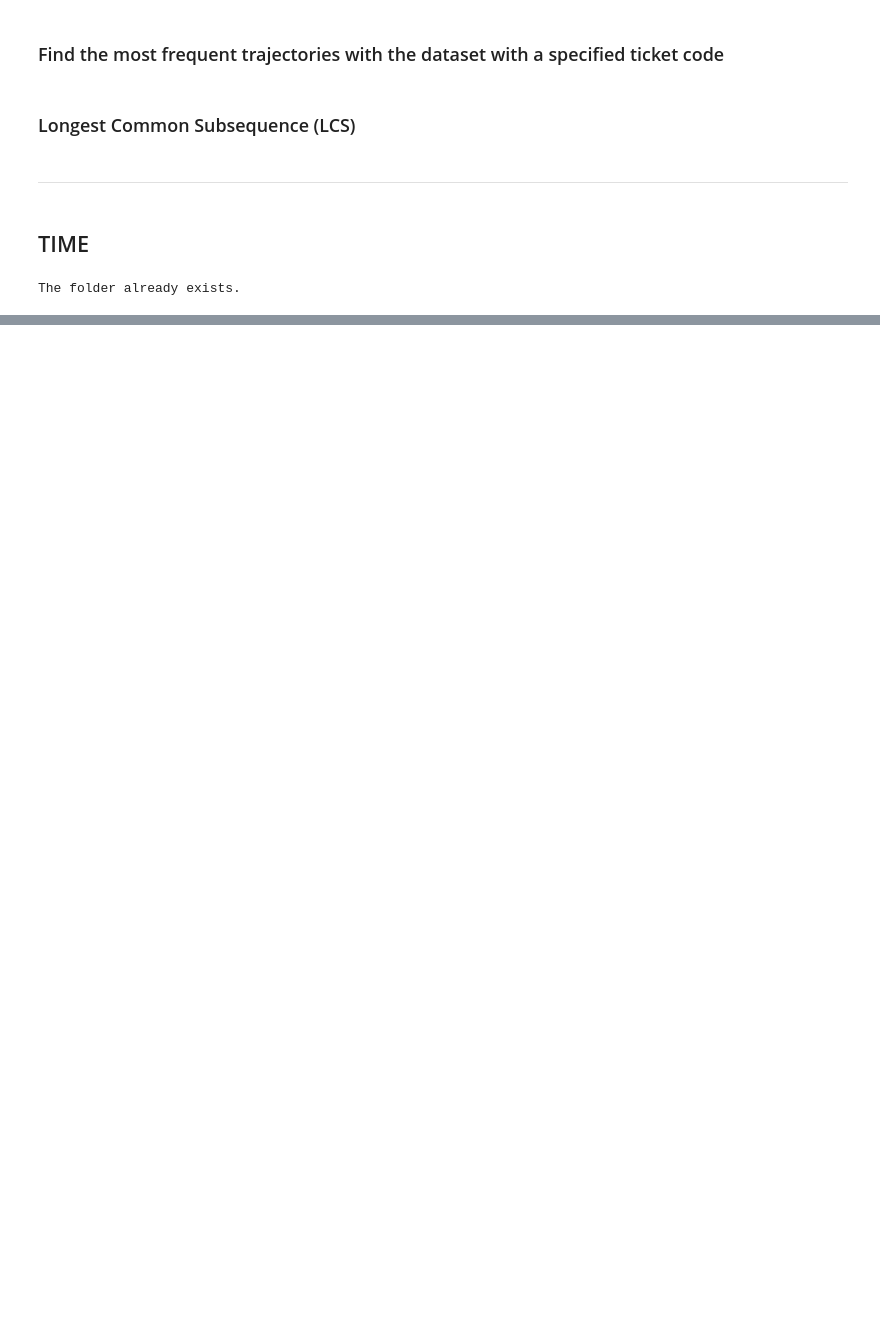
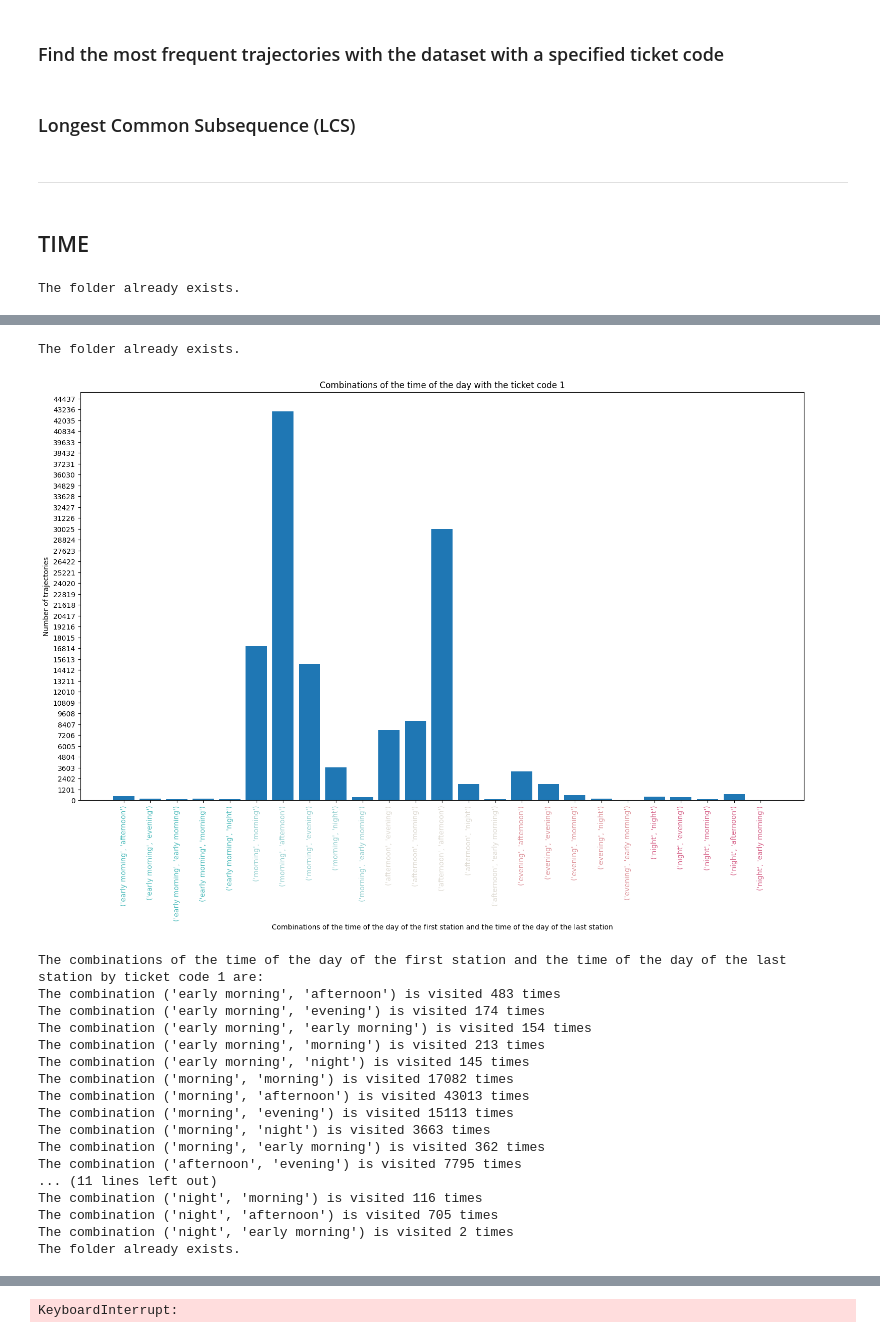
Before and after one commit to matteograzioso1/Tirocinio-Progetto-MASTER, a Jupyter notebook: Notebook 2.ipynb, the cells around one changed output, grey strips where cells are left out. Cells and saved outputs as stored; diff of their text form; code cells hidden in the pictures; blank space fills up the shorter version.

Commit message:
Time analysis
to be executed in Bud

```diff
--- a/Notebook 2.ipynb
+++ b/Notebook 2.ipynb
@@ -1223,7 +1210,7 @@ df_sup = mf.focus_on_ticket_code(df,'1')
 dict_trajectories = create_or_load_dictionary_with_trajectories(df_sup, file_name = file_name + '_' + 'tc:' + '1')
 
 # Select only a part of the dictionary
-dict_trajectories = dict(list(dict_trajectories.items())[0:100])
+dict_trajectories = dict(list(dict_trajectories.items()))
 # %% [output]
 The folder already exists.
 # %%
@@ -1352,0 +1348,38 @@ KeyboardInterrupt:
+# %%
+def define_combination_time_day (df_c: pd.DataFrame, dict_trajectories: dict, summary: bool = False) -> dict:
+    """
+        This function defines the combination of the time of the day of the first station and the time of the day of the last station.
+        :param df_c: the dataframe with the trajectories
+        :param summary: if True, the function prints the summary
+        :return: the dictionary with the combination of the time of the day of the first station and the time of the day of the last station
+    """
+    dict_combinations = {}
+    # For each trajectory
+    for trajectory in dict_trajectories.keys():
+        # Get the time of the day of the trajectory
+        df_aux = get_trajectories_from_key(df_c, trajectory)
+        # Split DATA_VALIDAZIONE in DATA and ORA
+        df_aux['DATA_VALIDAZIONE'] = df_aux['DATA_VALIDAZIONE'].astype(str)
+        df_aux['DATA'] = df_aux['DATA_VALIDAZIONE'].str.split(' ', expand=True)[0]
+        df_aux['ORA'] = df_aux['DATA_VALIDAZIONE'].str.split(' ', expand=True)[1]
+        # Create a list with the timestamps of the trajectory
+        timestamp_list = df_aux['ORA'].tolist()
+        # Get the time of the day of the trajectory
+        time_of_the_day = get_time_of_the_day_from_timestamp_list(timestamp_list)
+        # If the combination of the time of the day of the first station and the time of the day of the last station is not in the dictionary, add it
+        if (time_of_the_day[0], time_of_the_day[-1]) not in dict_combinations.keys():
+            dict_combinations[(time_of_the_day[0], time_of_the_day[-1])] = 1
+        # If the combination of the time of the day of the first station and the time of the day of the last station is in the dictionary, increment the counter
+        else:
+            dict_combinations[(time_of_the_day[0], time_of_the_day[-1])] += 1
+
+    # Sort the dictionary for the first element of the tuple (time of the day of the first station) with this order: early morning, morning, afternoon, evening, night
+    order = ['early morning', 'morning', 'afternoon', 'evening', 'night']
+    dict_combinations = {k: v for k, v in sorted(dict_combinations.items(), key=lambda item: order.index(item[0][0]))}
+
+    # Print the summary
+    if summary:
+        print('The combinations of the time of the day of the first station and the time of the day of the last station are:')
+        for combination in dict_combinations.keys():
+            print('The combination {} is visited {} times'.format(combination, dict_combinations[combination]))
+    return dict_combinations
@@ -1352,0 +1437,3 @@ KeyboardInterrupt:
+# %%
+dict_combinations = define_combination_time_day(df, dict_trajectories, summary=True)
+plot_combinations(dict_combinations)
@@ -1352,0 +1487,22 @@ KeyboardInterrupt:
+# %%
+plot_combinations_of_the_time_of_the_day_by_ticket_code(dict_trajectories, summary=True)
+# %% [output]
+The folder already exists.
+[figure, added]
+The combinations of the time of the day of the first station and the time of the day of the last station by ticket code 1 are:
+The combination ('early morning', 'afternoon') is visited 483 times
+The combination ('early morning', 'evening') is visited 174 times
+The combination ('early morning', 'early morning') is visited 154 times
+The combination ('early morning', 'morning') is visited 213 times
+The combination ('early morning', 'night') is visited 145 times
+The combination ('morning', 'morning') is visited 17082 times
+The combination ('morning', 'afternoon') is visited 43013 times
+The combination ('morning', 'evening') is visited 15113 times
+The combination ('morning', 'night') is visited 3663 times
+The combination ('morning', 'early morning') is visited 362 times
+The combination ('afternoon', 'evening') is visited 7795 times
+... (11 lines left out)
+The combination ('night', 'morning') is visited 116 times
+The combination ('night', 'afternoon') is visited 705 times
+The combination ('night', 'early morning') is visited 2 times
+The folder already exists.
@@ -1352,0 +1563 @@ KeyboardInterrupt:
+KeyboardInterrupt:
```
Also changed, not shown: parts of 23 cells of this notebook.
